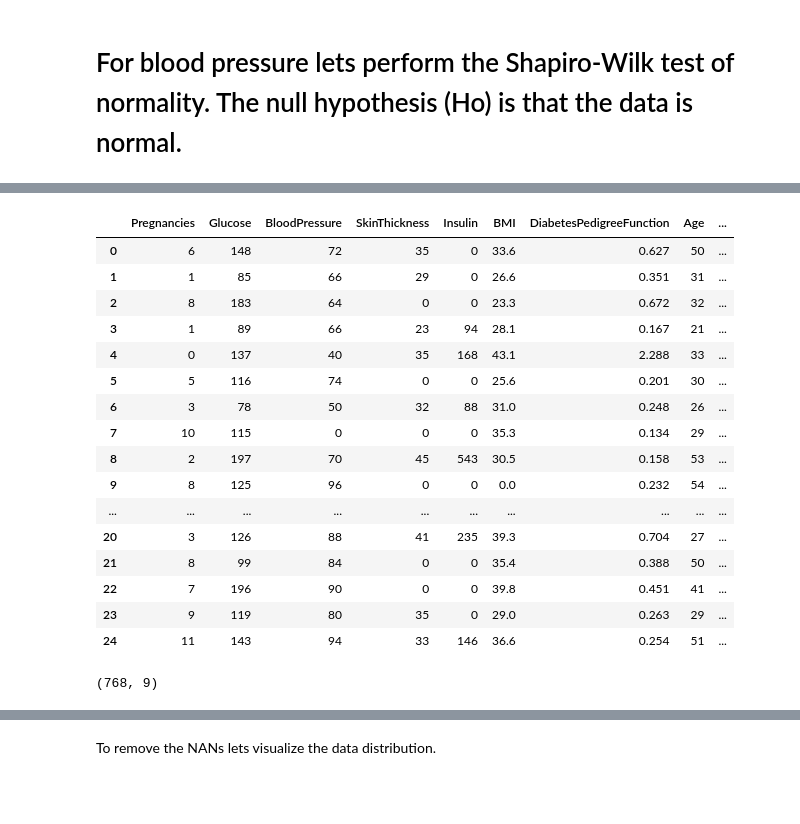
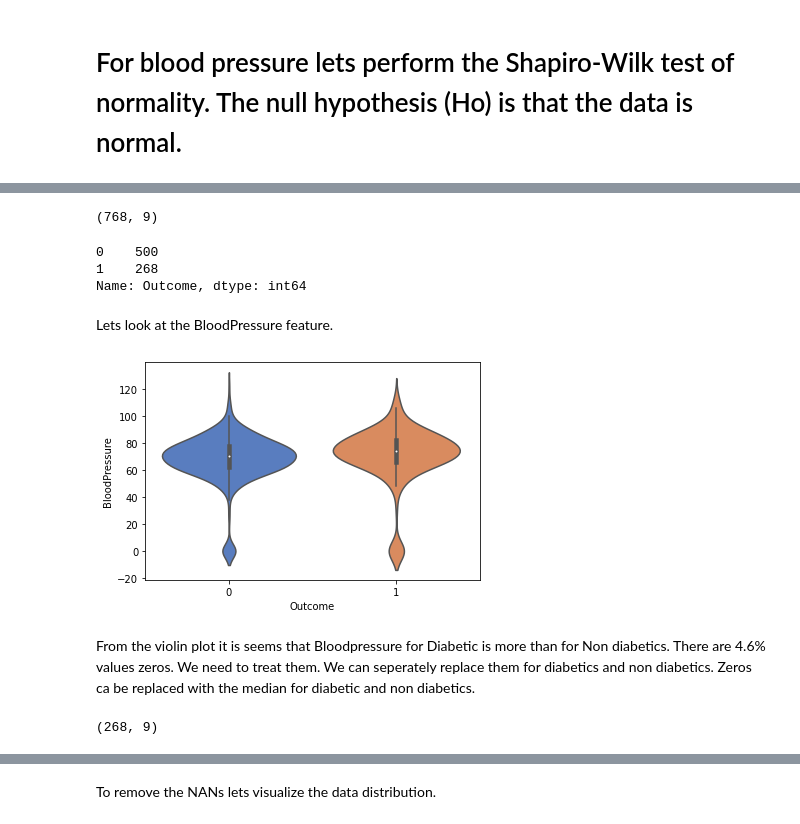
Before and after one commit to PriyankaSharma0925/Kaggle, a Jupyter notebook: working-on-binary-classification.ipynb, the cells around one changed output, grey strips where cells are left out. Drawn from its saved outputs; the diff is of its cells as text; code cells hidden in the pictures; blank space fills up the shorter version.

Commit message:
Kaggle Notebook | Binary_Classification_pima-indian-diabetes | Version 4

```diff
--- a/working-on-binary-classification.ipynb
+++ b/working-on-binary-classification.ipynb
@@ -66,25 +57,32 @@ df2 = dataset.loc[dataset['Outcome'] == 0]
-# %%
-#Looking at the dataset
-dataset.head(25)
-# %% [output]
-|  | Pregnancies | Glucose | BloodPressure | SkinThickness | Insulin | BMI | DiabetesPedigreeFunction | Age | ... |
-| 0 | 6 | 148 | 72 | 35 | 0 | 33.6 | 0.627 | 50 | ... |
-| 1 | 1 | 85 | 66 | 29 | 0 | 26.6 | 0.351 | 31 | ... |
-| 2 | 8 | 183 | 64 | 0 | 0 | 23.3 | 0.672 | 32 | ... |
-| 3 | 1 | 89 | 66 | 23 | 94 | 28.1 | 0.167 | 21 | ... |
-| 4 | 0 | 137 | 40 | 35 | 168 | 43.1 | 2.288 | 33 | ... |
-| 5 | 5 | 116 | 74 | 0 | 0 | 25.6 | 0.201 | 30 | ... |
-| 6 | 3 | 78 | 50 | 32 | 88 | 31.0 | 0.248 | 26 | ... |
-| 7 | 10 | 115 | 0 | 0 | 0 | 35.3 | 0.134 | 29 | ... |
-| 8 | 2 | 197 | 70 | 45 | 543 | 30.5 | 0.158 | 53 | ... |
-| 9 | 8 | 125 | 96 | 0 | 0 | 0.0 | 0.232 | 54 | ... |
-| ... | ... | ... | ... | ... | ... | ... | ... | ... | ... |
-| 20 | 3 | 126 | 88 | 41 | 235 | 39.3 | 0.704 | 27 | ... |
-| 21 | 8 | 99 | 84 | 0 | 0 | 35.4 | 0.388 | 50 | ... |
-| 22 | 7 | 196 | 90 | 0 | 0 | 39.8 | 0.451 | 41 | ... |
-| 23 | 9 | 119 | 80 | 35 | 0 | 29.0 | 0.263 | 29 | ... |
-| 24 | 11 | 143 | 94 | 33 | 146 | 36.6 | 0.254 | 51 | ... |
 # %%
 dataset.shape
 # %% [output]
 (768, 9)
+# %%
+dataset['Outcome'].value_counts()
+# %% [output]
+0    500
+1    268
+Name: Outcome, dtype: int64
+# %% [markdown]
+Lets look at the BloodPressure feature.
+# %%
+ax=sns.violinplot(x='Outcome',y='BloodPressure',data=dataset,palette='muted',split=True)
+# %% [output]
+[figure, added]
+# %% [markdown]
+From the violin plot it is seems that Bloodpressure for Diabetic is more than for Non diabetics.
+There are 4.6% values zeros. We need to treat them. We can seperately replace them for diabetics and non diabetics.
+Zeros ca be replaced with the median for diabetic and non diabetics.
+# %%
+df1=dataset.loc[dataset['Outcome']==1]
+df2=dataset.loc[dataset['Outcome']==0]
+
+df1=df1.replace({'BloodPressure':0},np.median(dataset['BloodPressure']))
+df2=df2.replace({'BloodPressue':0},np.median(dataset['BloodPressure']))
+dataframe=[df1,df2]
+dataset=pd.concat(dataframe)
+dataset
+df1.shape
+# %% [output]
+(268, 9)
```
Also changed, not shown: parts of 57 cells of this notebook.
